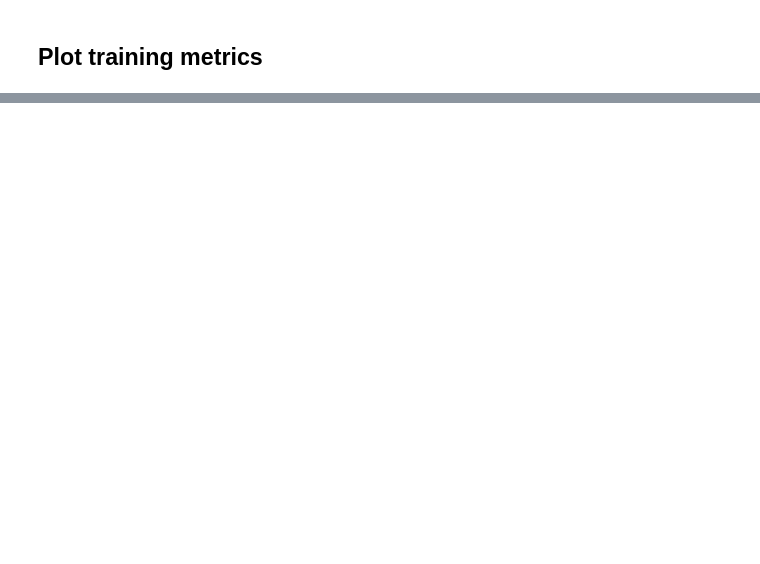
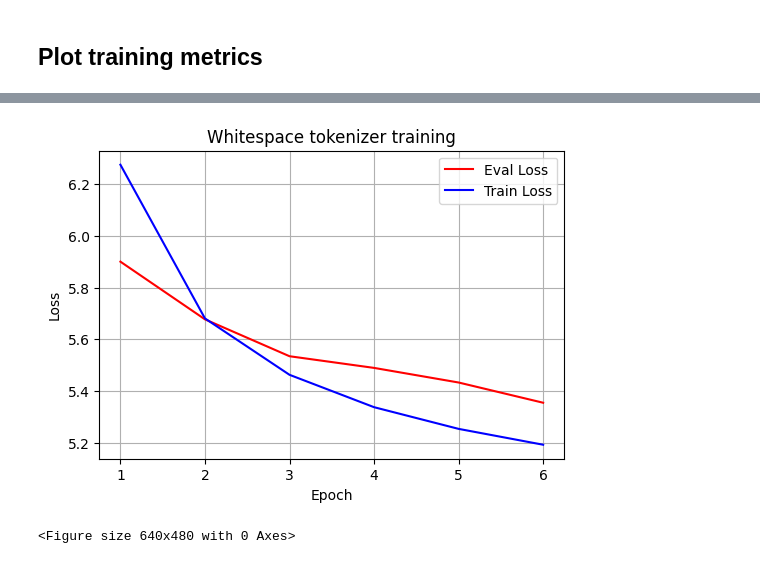
Before and after one commit to JerzyCode/computional_linguistic, a Jupyter notebook: lab2_tokenizers/results.ipynb, the cells around one changed output, grey strips where cells are left out. Drawn from its saved outputs; the diff is of its cells as text; code cells hidden in the pictures; blank space fills up the shorter version.

```diff
--- a/lab2_tokenizers/results.ipynb
+++ b/lab2_tokenizers/results.ipynb
@@ -29 +29,11 @@ plot_losses_vs_epoch(gpt_eval_loss, gpt_training_loss, title="Gpt tokenizer trai
 <Figure size 640x480 with 0 Axes>
+# %%
+gpt_training_loss = pd.read_csv("training_metrics/whitespace_train.csv")
+gpt_eval_loss = pd.read_csv("training_metrics/whitespace_eval.csv")
+
+plot_losses_vs_epoch(
+    gpt_eval_loss, gpt_training_loss, title="Whitespace tokenizer training"
+)
+# %% [output]
+[figure, added]
+<Figure size 640x480 with 0 Axes>
```
Also changed, not shown: parts of 11 cells of this notebook, 1 other file.
